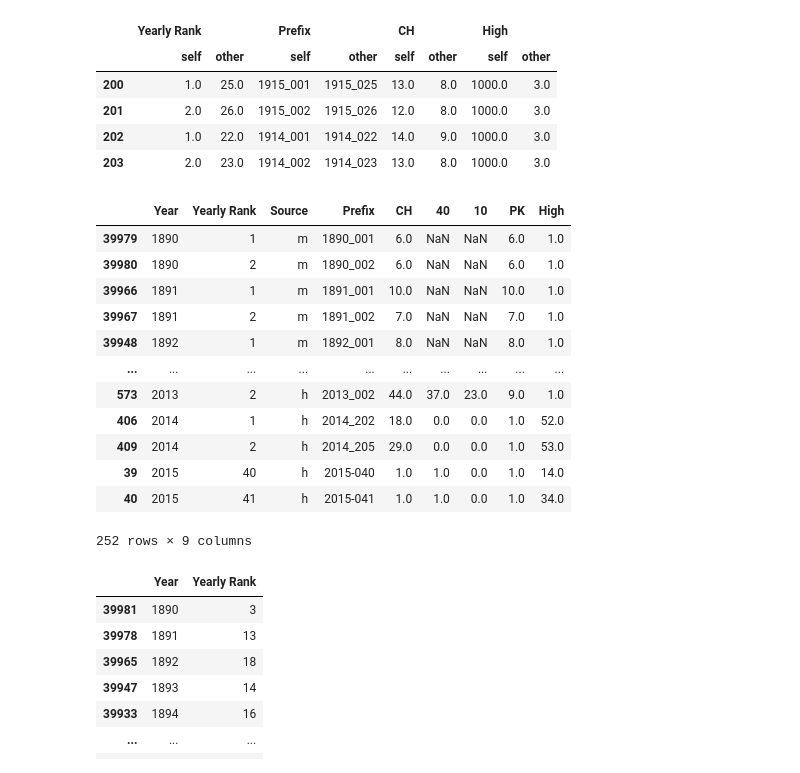
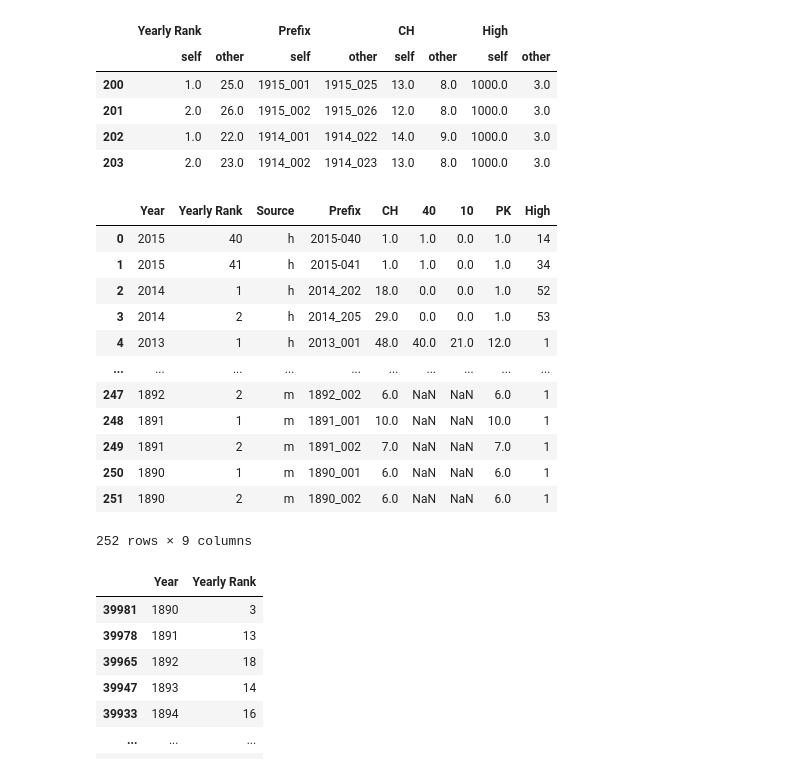
Before and after one commit to ejw-data/pandas-adv-groupby, a Jupyter notebook: pandas-groupby-songs.ipynb, the cells around one changed output. Cells and saved outputs as stored; diff of their text form; code cells hidden in the pictures.

```diff
--- a/pandas-groupby-songs.ipynb
+++ b/pandas-groupby-songs.ipynb
@@ -10,7 +10,7 @@ import pandas as pd
 import matplotlib.pyplot as plt
 # %%
 # Obtain data
-df = pd.read_csv("./data/Billboard.csv")
+df = pd.read_csv("./data/Billboard.csv", low_memory=False)
 # %%
 # Preview
 df.head()
@@ -216,9 +216,13 @@ top2_df_slim
 # %%
 # How do the results of df and df_slim (unfiltered and filter) compare
 # Compare doesn't work without resetting and sorting index
-test1 = top2_df.sort_index().reset_index(drop=True)
-test2 = top2_df_slim.sort_index().reset_index(drop=True)
-test1.compare(test2)
+top2_df_temp = top2_df.sort_index().reset_index(drop=True)
+top2_df_slim_temp = top2_df_slim.sort_index().reset_index(drop=True)
+
+# displays only the records that are different.
+# in documentation 'self' represents top2_df_temp and 'other' represents top2_df_slim
+# as indicated below, items with a High of 1000 were earlier filtered outso they show up here
+top2_df_temp.compare(top2_df_slim_temp)
 # %% [output]
 |  | Yearly Rank |  | Prefix |  | CH |  | High |  |
 |  | self | other | self | other | self | other | self | other |
@@ -227,19 +231,21 @@ test1.compare(test2)
 | 202 | 1.0 | 22.0 | 1914_001 | 1914_022 | 14.0 | 9.0 | 1000.0 | 3.0 |
 | 203 | 2.0 | 23.0 | 1914_002 | 1914_023 | 13.0 | 8.0 | 1000.0 | 3.0 |
 # %%
-top2_df_slim
+# check to see if top2_df_temp changes
+# note that the compare did not alter the dataframe (above is just a view)
+top2_df_temp
 # %% [output]
 |  | Year | Yearly Rank | Source | Prefix | CH | 40 | 10 | PK | High |
-| 39979 | 1890 | 1 | m | 1890_001 | 6.0 | NaN | NaN | 6.0 | 1.0 |
-| 39980 | 1890 | 2 | m | 1890_002 | 6.0 | NaN | NaN | 6.0 | 1.0 |
-| 39966 | 1891 | 1 | m | 1891_001 | 10.0 | NaN | NaN | 10.0 | 1.0 |
-| 39967 | 1891 | 2 | m | 1891_002 | 7.0 | NaN | NaN | 7.0 | 1.0 |
-| 39948 | 1892 | 1 | m | 1892_001 | 8.0 | NaN | NaN | 8.0 | 1.0 |
+| 0 | 2015 | 40 | h | 2015-040 | 1.0 | 1.0 | 0.0 | 1.0 | 14 |
+| 1 | 2015 | 41 | h | 2015-041 | 1.0 | 1.0 | 0.0 | 1.0 | 34 |
+| 2 | 2014 | 1 | h | 2014_202 | 18.0 | 0.0 | 0.0 | 1.0 | 52 |
+| 3 | 2014 | 2 | h | 2014_205 | 29.0 | 0.0 | 0.0 | 1.0 | 53 |
+| 4 | 2013 | 1 | h | 2013_001 | 48.0 | 40.0 | 21.0 | 12.0 | 1 |
 | ... | ... | ... | ... | ... | ... | ... | ... | ... | ... |
-| 573 | 2013 | 2 | h | 2013_002 | 44.0 | 37.0 | 23.0 | 9.0 | 1.0 |
-| 406 | 2014 | 1 | h | 2014_202 | 18.0 | 0.0 | 0.0 | 1.0 | 52.0 |
-| 409 | 2014 | 2 | h | 2014_205 | 29.0 | 0.0 | 0.0 | 1.0 | 53.0 |
-| 39 | 2015 | 40 | h | 2015-040 | 1.0 | 1.0 | 0.0 | 1.0 | 14.0 |
-| 40 | 2015 | 41 | h | 2015-041 | 1.0 | 1.0 | 0.0 | 1.0 | 34.0 |
+| 247 | 1892 | 2 | m | 1892_002 | 6.0 | NaN | NaN | 6.0 | 1 |
+| 248 | 1891 | 1 | m | 1891_001 | 10.0 | NaN | NaN | 10.0 | 1 |
+| 249 | 1891 | 2 | m | 1891_002 | 7.0 | NaN | NaN | 7.0 | 1 |
+| 250 | 1890 | 1 | m | 1890_001 | 6.0 | NaN | NaN | 6.0 | 1 |
+| 251 | 1890 | 2 | m | 1890_002 | 6.0 | NaN | NaN | 6.0 | 1 |
 252 rows × 9 columns
 # %%
```
Also changed, not shown: parts of 10 cells of this notebook, 3 other files.
